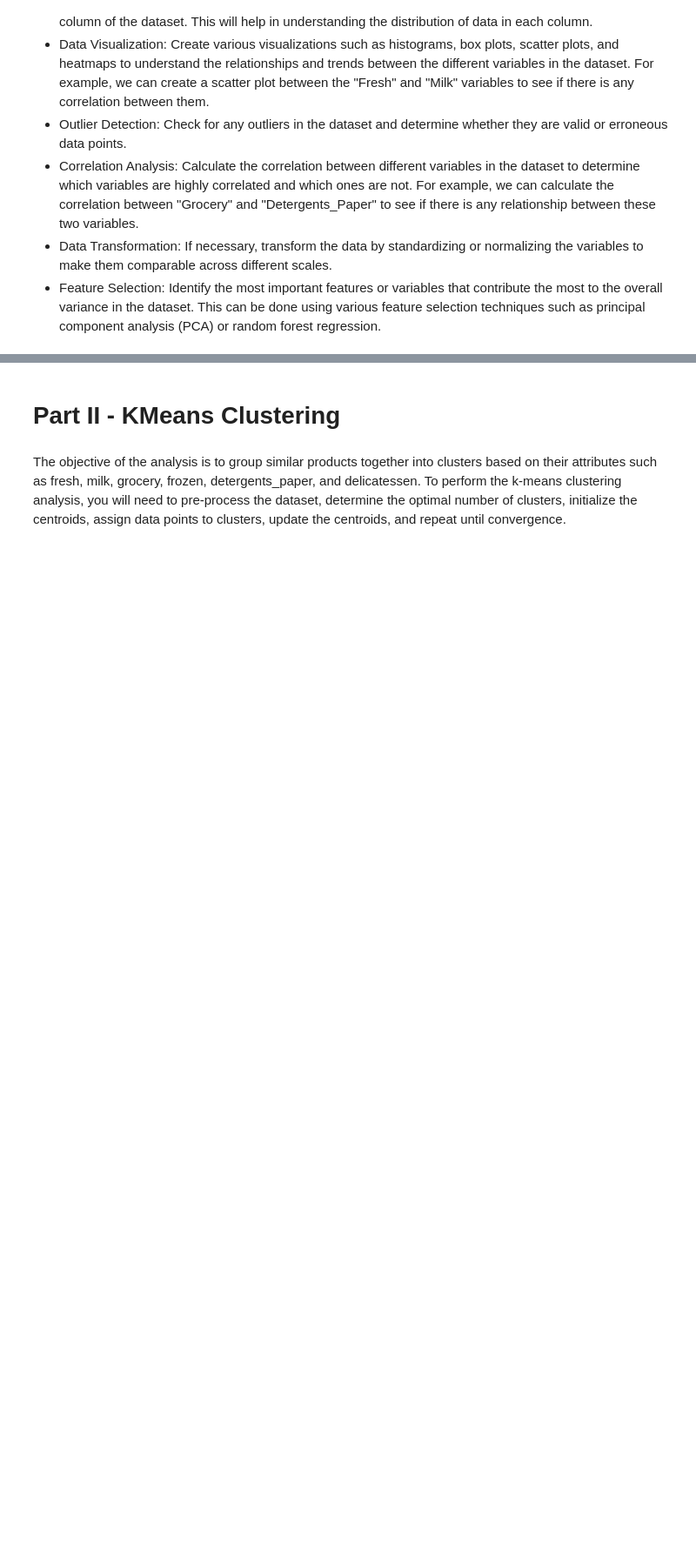
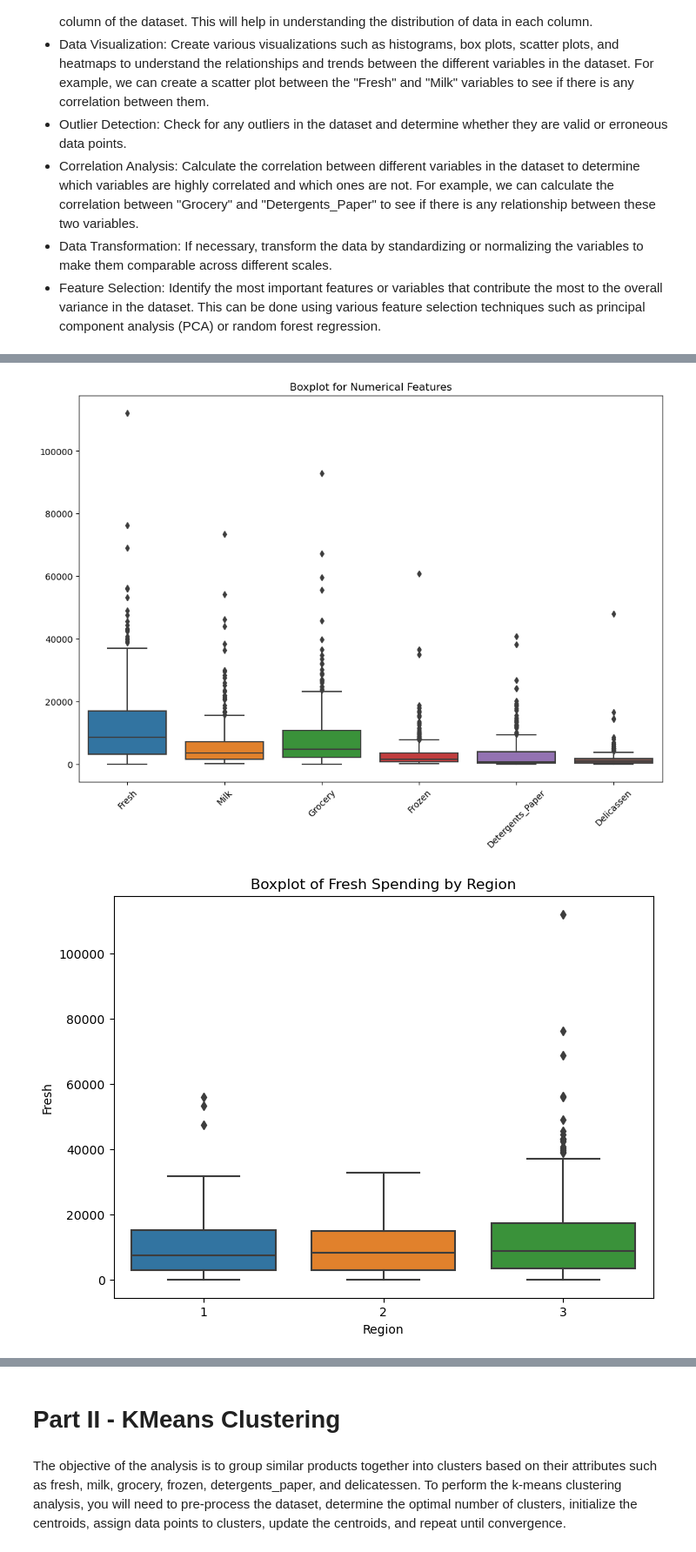
Before and after one commit to rdebullain/ML-Unsupervised, a Jupyter notebook: notebooks/unsupervised_learning_project.ipynb, the cells around one changed output, grey strips where cells are left out. Shown at 87% size. Cells and saved outputs as stored; diff of their text form; code cells hidden in the pictures; blank space fills up the shorter version.

```diff
--- a/notebooks/unsupervised_learning_project.ipynb
+++ b/notebooks/unsupervised_learning_project.ipynb
@@ -69,0 +130,24 @@ dtype: object
+# %%
+# Boxplots
+plt.figure(figsize=(12, 8))
+sns.boxplot(data=df[['Fresh', 'Milk', 'Grocery', 'Frozen', 'Detergents_Paper', 'Delicassen']])
+plt.title('Boxplot for Numerical Features')
+plt.xticks(rotation=45)
+plt.show()
+
+plt.figure(figsize=(8, 6))
+sns.boxplot(x='Region', y='Fresh', data=df)
+plt.title('Boxplot of Fresh Spending by Region')
+plt.xlabel('Region')
+plt.ylabel('Fresh')
+plt.show()
+
+plt.figure(figsize=(8, 6))
+sns.boxplot(x='Channel', y='Milk', data=df)
+plt.title('Boxplot of Milk Spending by Channel')
+plt.xlabel('Channel')
+plt.ylabel('Milk')
+plt.show()
+# %% [output]
+[figure, added]
+[figure, added]
```
Also changed, not shown: parts of 54 cells of this notebook.
